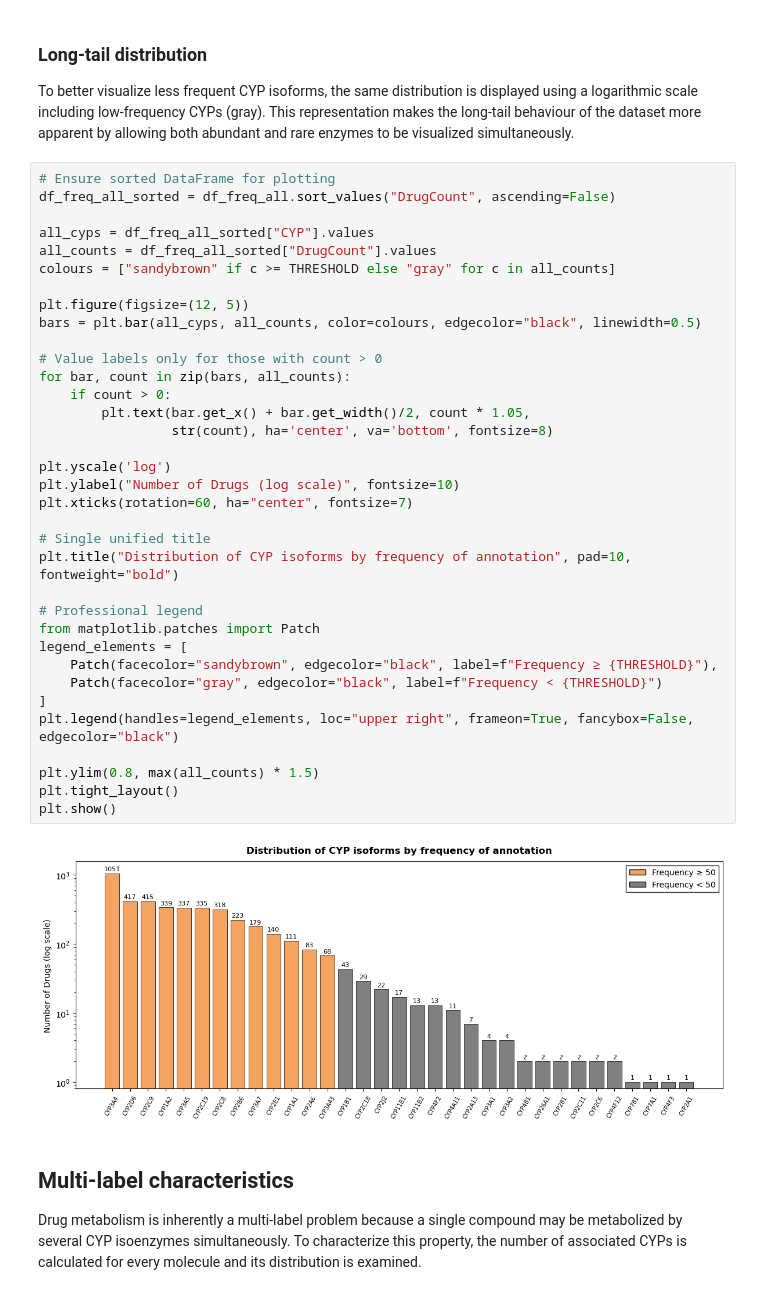
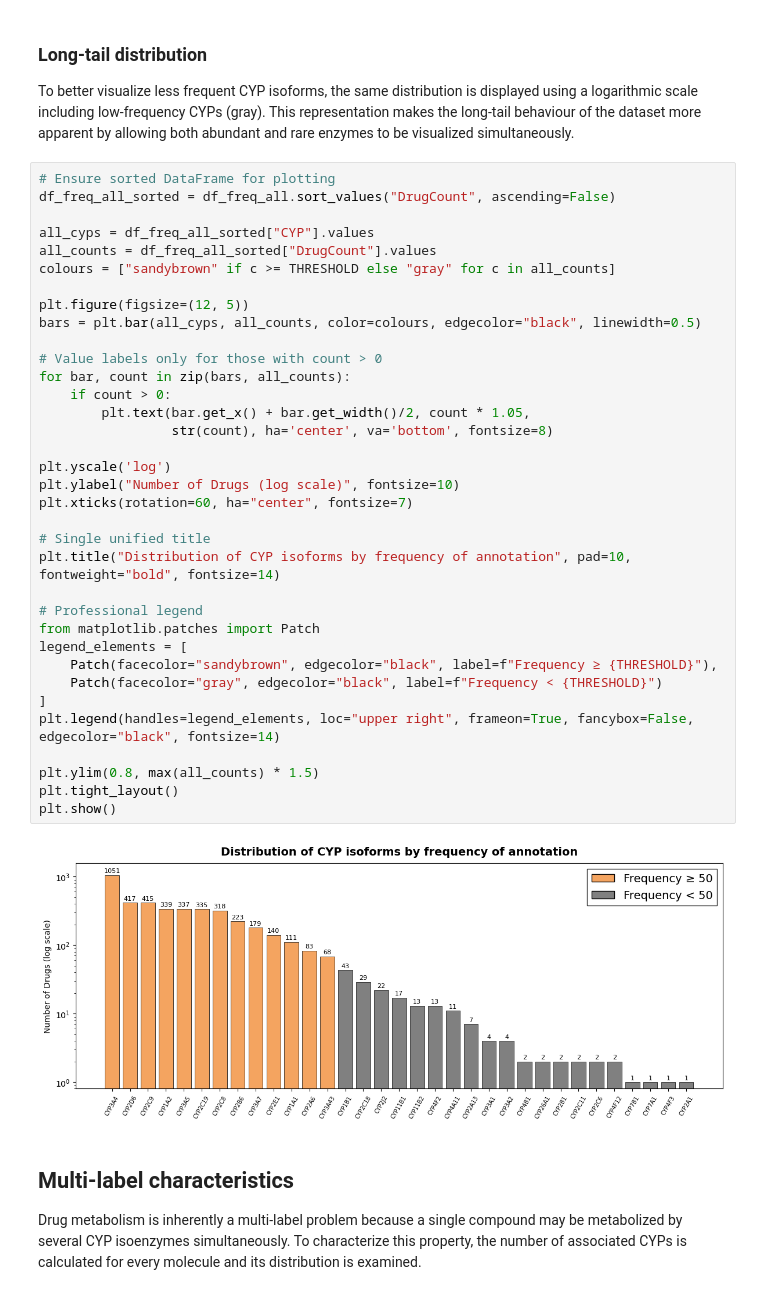
Before and after one commit to grobles17/IMF_TFM_Drug_Metabolism, a Jupyter notebook: DataBases/eda_db.ipynb, the cells around one changed output. Drawn from its saved outputs; the diff is of its cells as text.

```diff
--- a/DataBases/eda_db.ipynb
+++ b/DataBases/eda_db.ipynb
@@ -126,36 +126,36 @@ df_freq_all_sorted = df_freq_all.sort_values("DrugCount", ascending=False)
 all_cyps = df_freq_all_sorted["CYP"].values
 all_counts = df_freq_all_sorted["DrugCount"].values
 colours = ["sandybrown" if c >= THRESHOLD else "gray" for c in all_counts]
 
 plt.figure(figsize=(12, 5))
 bars = plt.bar(all_cyps, all_counts, color=colours, edgecolor="black", linewidth=0.5)
 
 # Value labels only for those with count > 0
 for bar, count in zip(bars, all_counts):
     if count > 0:
         plt.text(bar.get_x() + bar.get_width()/2, count * 1.05,
                  str(count), ha='center', va='bottom', fontsize=8)
 
 plt.yscale('log')
 plt.ylabel("Number of Drugs (log scale)", fontsize=10)
 plt.xticks(rotation=60, ha="center", fontsize=7)
 
 # Single unified title
-plt.title("Distribution of CYP isoforms by frequency of annotation", pad=10, fontweight="bold")
+plt.title("Distribution of CYP isoforms by frequency of annotation", pad=10, fontweight="bold", fontsize=14)
 
 # Professional legend
 from matplotlib.patches import Patch
 legend_elements = [
     Patch(facecolor="sandybrown", edgecolor="black", label=f"Frequency ≥ {THRESHOLD}"),
     Patch(facecolor="gray", edgecolor="black", label=f"Frequency < {THRESHOLD}")
 ]
-plt.legend(handles=legend_elements, loc="upper right", frameon=True, fancybox=False, edgecolor="black")
+plt.legend(handles=legend_elements, loc="upper right", frameon=True, fancybox=False, edgecolor="black", fontsize=14)
 
 plt.ylim(0.8, max(all_counts) * 1.5)
 plt.tight_layout()
 plt.show()
 # %% [output]
-[figure, old version]
+[figure, new version]
 # %% [markdown]
 ## Multi-label characteristics
 
```
Also changed, not shown: 23 other files.
